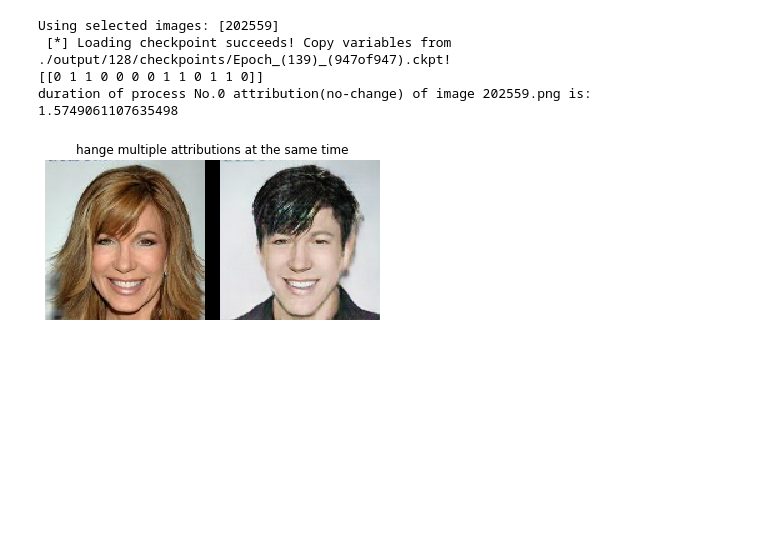
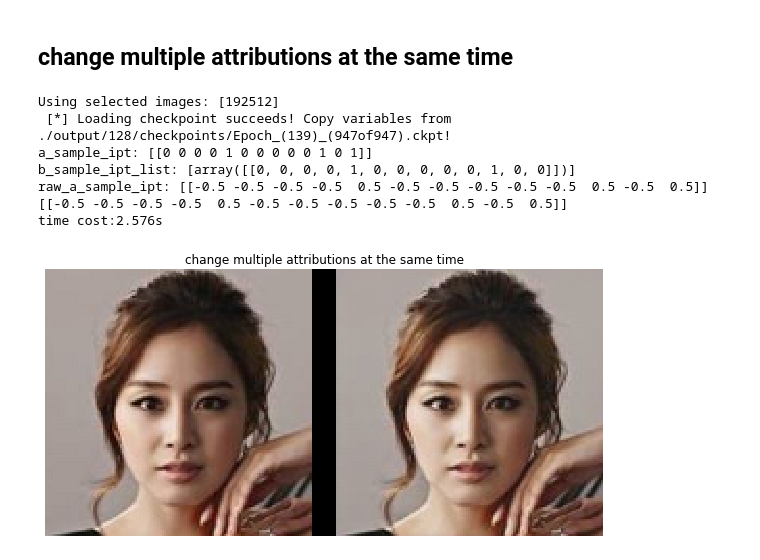
Before and after one commit to ElephantGit/STGAN, a Jupyter notebook: face_edit.ipynb, the cells around one changed output. Drawn from its saved outputs; the diff is of its cells as text; code cells hidden in the pictures; blank space fills up the shorter version.

```diff
--- a/face_edit.ipynb
+++ b/face_edit.ipynb
@@ -68,8 +71,11 @@ thres_int = args['thres_int']
 # %%
 # change single attribution
+# 'Bald', 'Bangs', 'Black_Hair', 'Blond_Hair', 'Brown_Hair', 'Bushy_Eyebrows', 'Eyeglasses', 'Male',
+# 'Mouth_Slightly_Open', 'Mustache', 'No_Beard', 'Pale_Skin', 'Young'
+
 test_slides = False
+img = [202559]
 test_int = 1.0
-img = [202559]
 print('Using selected images:', img)
 
 # ==============================================================================
@@ -112,7 +118,6 @@ for idx, batch in enumerate(te_data):
     xa_sample_ipt = batch[0]
     a_sample_ipt = batch[1]
     b_sample_ipt_list = [a_sample_ipt.copy() for _ in range(1)]
-
     print(atts)
 
     for i in range(len(atts)):
@@ -125,21 +130,21 @@ for idx, batch in enumerate(te_data):
         b_sample_ipt_list.append(tmp)
 
     x_sample_opt_list = [xa_sample_ipt, np.full((1, img_size, img_size // 10, 3), -1.0)]
+    print(a_sample_ipt)
     raw_a_sample_ipt = a_sample_ipt.copy()
     raw_a_sample_ipt = (raw_a_sample_ipt * 2 - 1) * thres_int
 
     for i, b_sample_ipt in enumerate(b_sample_ipt_list):
-        print(b_sample_ipt)
         _b_sample_ipt = (b_sample_ipt * 2 - 1) * thres_int
         if i > 0:
             _b_sample_ipt[..., i - 1] = _b_sample_ipt[..., i - 1] * test_int
-        # print(_b_sample_ipt)
+        print(_b_sample_ipt)
         start_time = time.time()
         x_sample_opt_list.append(sess.run(x_sample, feed_dict={xa_sample: xa_sample_ipt,
                                                                _b_sample: _b_sample_ipt,
                                                                raw_b_sample: raw_a_sample_ipt}))
         duration = time.time() - start_time
-        print('duration of process No.{} attribution({}) of image {}.png is: {}'.format(i,
+        print('duration of process No.{} attribution({}) of image {}.png is: {:.3f}s'.format(i,
                                                                                         'no-change' if i == 0 else atts[i - 1],
                                                                                         idx + 182638 if img is None else img[idx],
                                                                                         duration))
@@ -147,10 +152,11 @@ for idx, batch in enumerate(te_data):
     img = Image.fromarray(to_range(sample.squeeze(0), 0, 255, np.uint8))
     # imshow(img,'InitialMagnification', 'fit')
     plt.imshow(img)
-    plt.axis('on') # 关掉坐标轴为 off
-    plt.title('image') # 图像题目
+    plt.axis('on')
+    plt.title('image')
     plt.show()
     img.show()
+    img.save('111.jpg')
 # %% [output]
 Using selected images: [202559]
  [*] Loading checkpoint succeeds! Copy variables from ./output/128/checkpoints/Epoch_(139)_(947of947).ckpt!
@@ -173,10 +179,13 @@ duration of process No.13 attribution(Young) of image 202559.png is: 0.627213001
+# %% [markdown]
+## change multiple attributions at the same time
 # %%
 # change multiple attributions at the same time
-test_atts = ['Pale_Skin', 'Male', 'Black_Hair']
-test_ints = [1.0, 1.0, 1.0]
-test_slide = False
-test_int = 1.0
-img = [202559]
+# 'Bald', 'Bangs', 'Black_Hair', 'Blond_Hair', 'Brown_Hair', 'Bushy_Eyebrows', 'Eyeglasses', 'Male',
+# 'Mouth_Slightly_Open', 'Mustache', 'No_Beard', 'Pale_Skin', 'Young'
+
+test_atts = ['Young']
+test_intens = [-1.0]
+img = [192512]
 print('Using selected images:', img)
 
 # ==============================================================================
@@ -214,46 +223,57 @@ else:
 # initialization
 ckpt_dir = './output/%s/checkpoints' % experiment_name
 tl.load_checkpoint(ckpt_dir, sess)
 
 for idx, batch in enumerate(te_data):
     xa_sample_ipt = batch[0]
     a_sample_ipt = batch[1]
-    b_sample_ipt_list = [a_sample_ipt.copy() for _ in range(n_slide if test_slide else 1)]
+    b_sample_ipt_list = [a_sample_ipt.copy()]
+    print('a_sample_ipt:', a_sample_ipt)
 
-    for a in test_atts:
+    for index, a in enumerate(test_atts):
         i = atts.index(a)
+        # overturn all attribution values in a_sample_ipt that appear in test_atts
         b_sample_ipt_list[-1][:, i] = 1 - b_sample_ipt_list[-1][:, i]
         b_sample_ipt_list[-1] = data.Celeba.check_attribute_conflict(b_sample_ipt_list[-1], atts[i], atts)
+    print('b_sample_ipt_list:', b_sample_ipt_list)
 
     x_sample_opt_list = [xa_sample_ipt, np.full((1, img_size, img_size // 10, 3), -1.0)]
+
+    # make raw_a_sample_ipt uniform distribution in [-1, 1]
     raw_a_sample_ipt = a_sample_ipt.copy()
     raw_a_sample_ipt = (raw_a_sample_ipt * 2 - 1) * thres_int
+    print('raw_a_sample_ipt:', raw_a_sample_ipt)
+
+    # calculate the intensity value of _b_sample_ipt according to test_ints
     for i, b_sample_ipt in enumerate(b_sample_ipt_list):
-        print(b_sample_ipt)
         _b_sample_ipt = (b_sample_ipt * 2 - 1) * thres_int
-        for t_att, t_int in zip(test_atts, test_ints):
+        for t_att, t_int in zip(test_atts, test_intens):
             _b_sample_ipt[..., atts.index(t_att)] = _b_sample_ipt[..., atts.index(t_att)] * float(t_int)
+
+        print(_b_sample_ipt)
 
         start_time = time.time()
         x_sample_opt_list.append(sess.run(x_sample, feed_dict={xa_sample: xa_sample_ipt,
                                                                _b_sample: _b_sample_ipt,
                                                                raw_b_sample: raw_a_sample_ipt}))
         duration = time.time() - start_time
-        print('duration of process No.{} attribution({}) of image {}.png is: {}'.format(i,
-                                                                                        'no-change' if i == 0 else atts[i - 1],
-                                                                                        idx + 182638 if img is None else img[idx],
-                                                                                        duration))
+        print('time cost:{:.3f}s'.format(duration))
+
     sample = np.concatenate(x_sample_opt_list, 2)
     img = Image.fromarray(to_range(sample.squeeze(0), 0, 255, np.uint8))
-    # imshow(img,'InitialMagnification', 'fit')
+
+    pylab.rcParams['figure.figsize'] = (10.0, 5.0)
     plt.imshow(img)
-    plt.axis('off') # 关掉坐标轴为 off
-    plt.title('hange multiple attributions at the same time') # 图像题目
+    plt.axis('off')
+    plt.title('change multiple attributions at the same time')
     plt.show()
-    img.show()
+    # img.show()
 # %% [output]
-Using selected images: [202559]
+Using selected images: [192512]
  [*] Loading checkpoint succeeds! Copy variables from ./output/128/checkpoints/Epoch_(139)_(947of947).ckpt!
-[[0 1 1 0 0 0 0 1 1 0 1 1 0]]
-duration of process No.0 attribution(no-change) of image 202559.png is: 1.5749061107635498
+a_sample_ipt: [[0 0 0 0 1 0 0 0 0 0 1 0 1]]
+b_sample_ipt_list: [array([[0, 0, 0, 0, 1, 0, 0, 0, 0, 0, 1, 0, 0]])]
+raw_a_sample_ipt: [[-0.5 -0.5 -0.5 -0.5  0.5 -0.5 -0.5 -0.5 -0.5 -0.5  0.5 -0.5  0.5]]
+[[-0.5 -0.5 -0.5 -0.5  0.5 -0.5 -0.5 -0.5 -0.5 -0.5  0.5 -0.5  0.5]]
+time cost:2.576s
-[figure, old version]
+[figure, new version]
```
Also changed, not shown: parts of 5 cells of this notebook, 7 other files.
